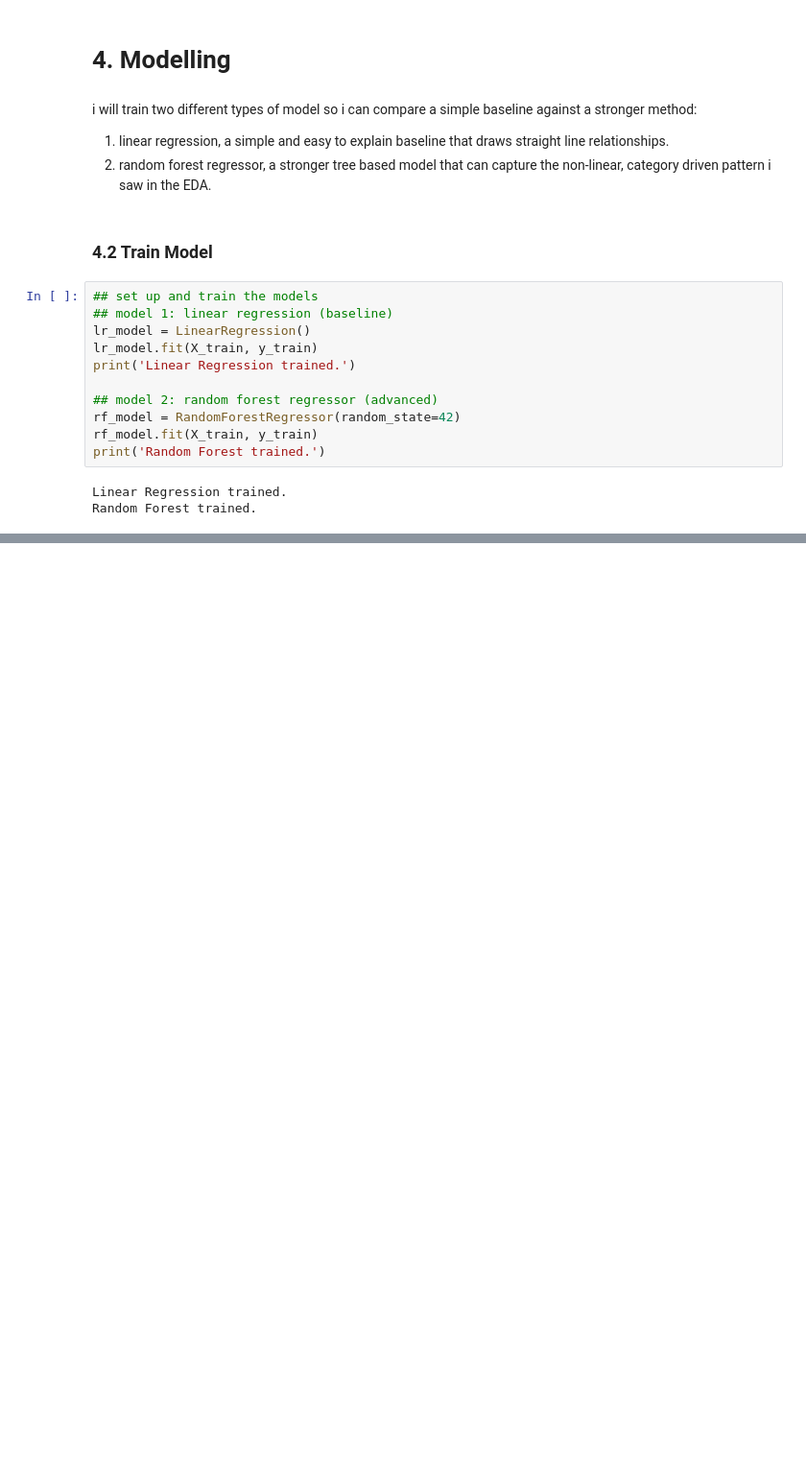
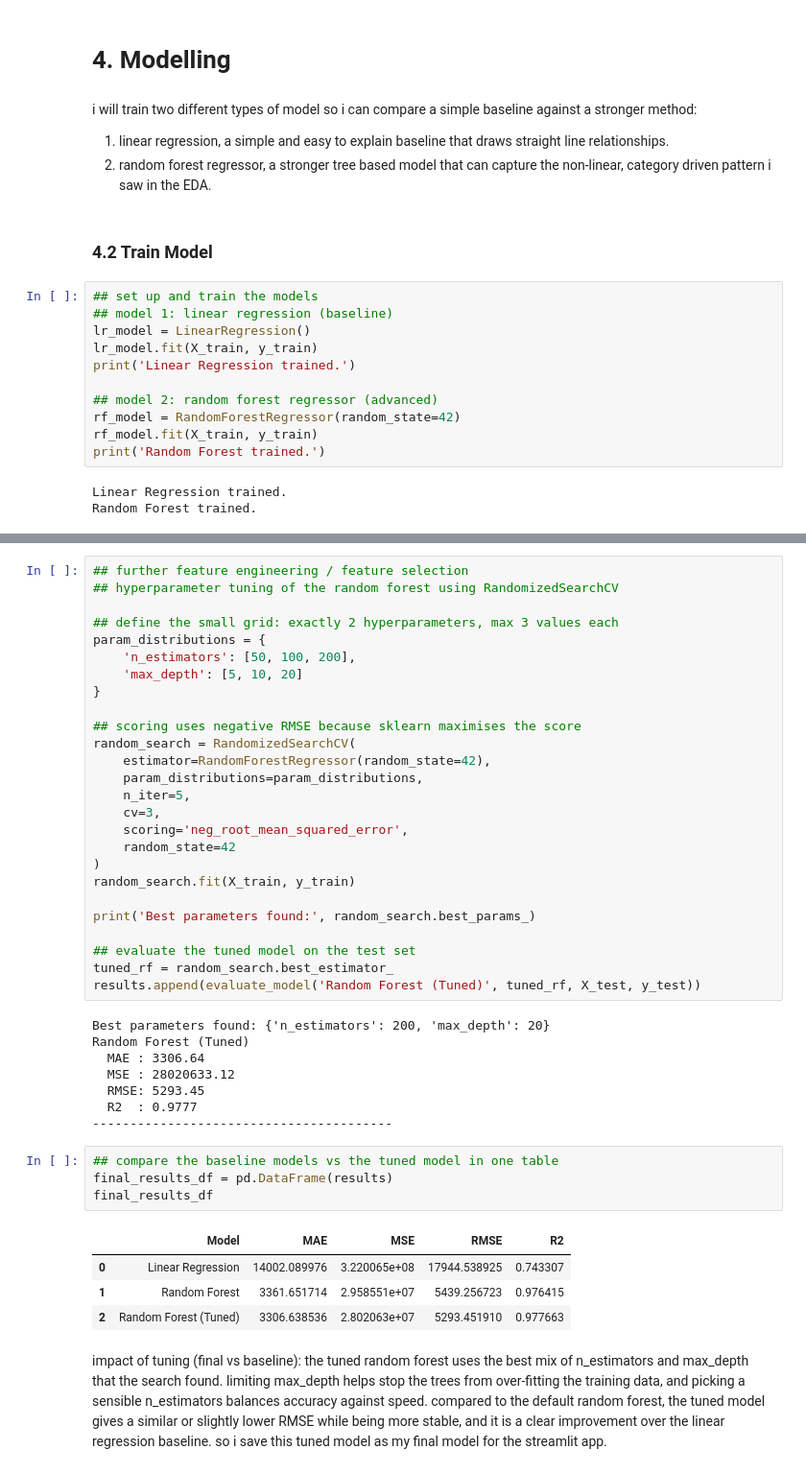
Before and after one commit to dinglberry444/mldp2026, a Jupyter notebook: MLDP Program Codes Submission Template.ipynb, the cells around one changed output, grey strips where cells are left out. Shown at 96% size. Drawn from its saved outputs; the diff is of its cells as text; blank space fills up the shorter version.

```diff
--- a/MLDP Program Codes Submission Template.ipynb
+++ b/MLDP Program Codes Submission Template.ipynb
@@ -267,0 +387,45 @@ Random Forest trained.
+# %%
+## further feature engineering / feature selection
+## hyperparameter tuning of the random forest using RandomizedSearchCV
+
+## define the small grid: exactly 2 hyperparameters, max 3 values each
+param_distributions = {
+    'n_estimators': [50, 100, 200],
+    'max_depth': [5, 10, 20]
+}
+
+## scoring uses negative RMSE because sklearn maximises the score
+random_search = RandomizedSearchCV(
+    estimator=RandomForestRegressor(random_state=42),
+    param_distributions=param_distributions,
+    n_iter=5,
+    cv=3,
+    scoring='neg_root_mean_squared_error',
+    random_state=42
+)
+random_search.fit(X_train, y_train)
+
+print('Best parameters found:', random_search.best_params_)
+
+## evaluate the tuned model on the test set
+tuned_rf = random_search.best_estimator_
+results.append(evaluate_model('Random Forest (Tuned)', tuned_rf, X_test, y_test))
+# %% [output]
+Best parameters found: {'n_estimators': 200, 'max_depth': 20}
+Random Forest (Tuned)
+  MAE : 3306.64
+  MSE : 28020633.12
+  RMSE: 5293.45
+  R2  : 0.9777
+----------------------------------------
+# %%
+## compare the baseline models vs the tuned model in one table
+final_results_df = pd.DataFrame(results)
+final_results_df
+# %% [output]
+|  | Model | MAE | MSE | RMSE | R2 |
+| 0 | Linear Regression | 14002.089976 | 3.220065e+08 | 17944.538925 | 0.743307 |
+| 1 | Random Forest | 3361.651714 | 2.958551e+07 | 5439.256723 | 0.976415 |
+| 2 | Random Forest (Tuned) | 3306.638536 | 2.802063e+07 | 5293.451910 | 0.977663 |
+# %% [markdown]
+impact of tuning (final vs baseline): the tuned random forest uses the best mix of n_estimators and max_depth that the search found. limiting max_depth helps stop the trees from over-fitting the training data, and picking a sensible n_estimators balances accuracy against speed. compared to the default random forest, the tuned model gives a similar or slightly lower RMSE while being more stable, and it is a clear improvement over the linear regression baseline. so i save this tuned model as my final model for the streamlit app.
```
Also changed, not shown: parts of 12 cells of this notebook.
